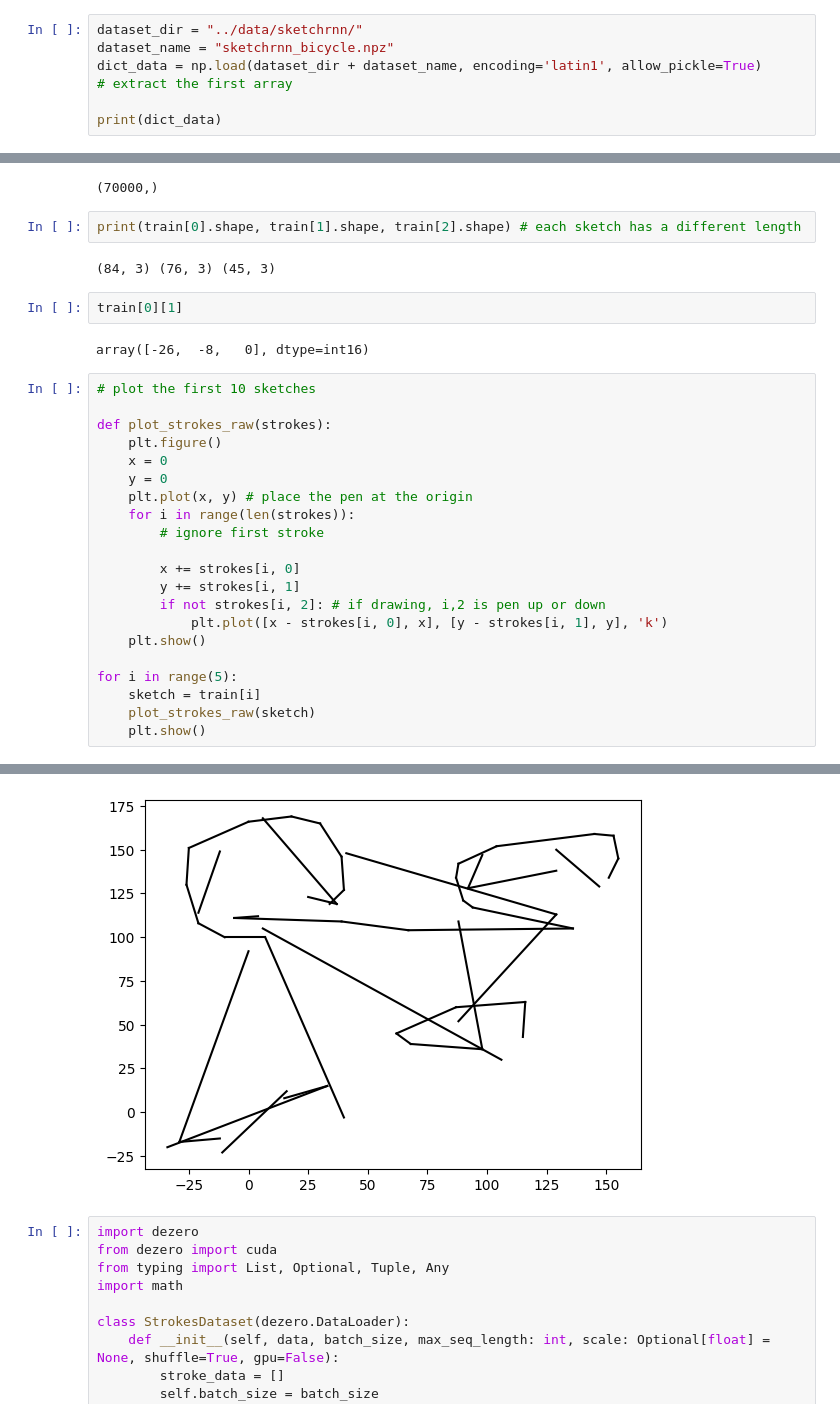
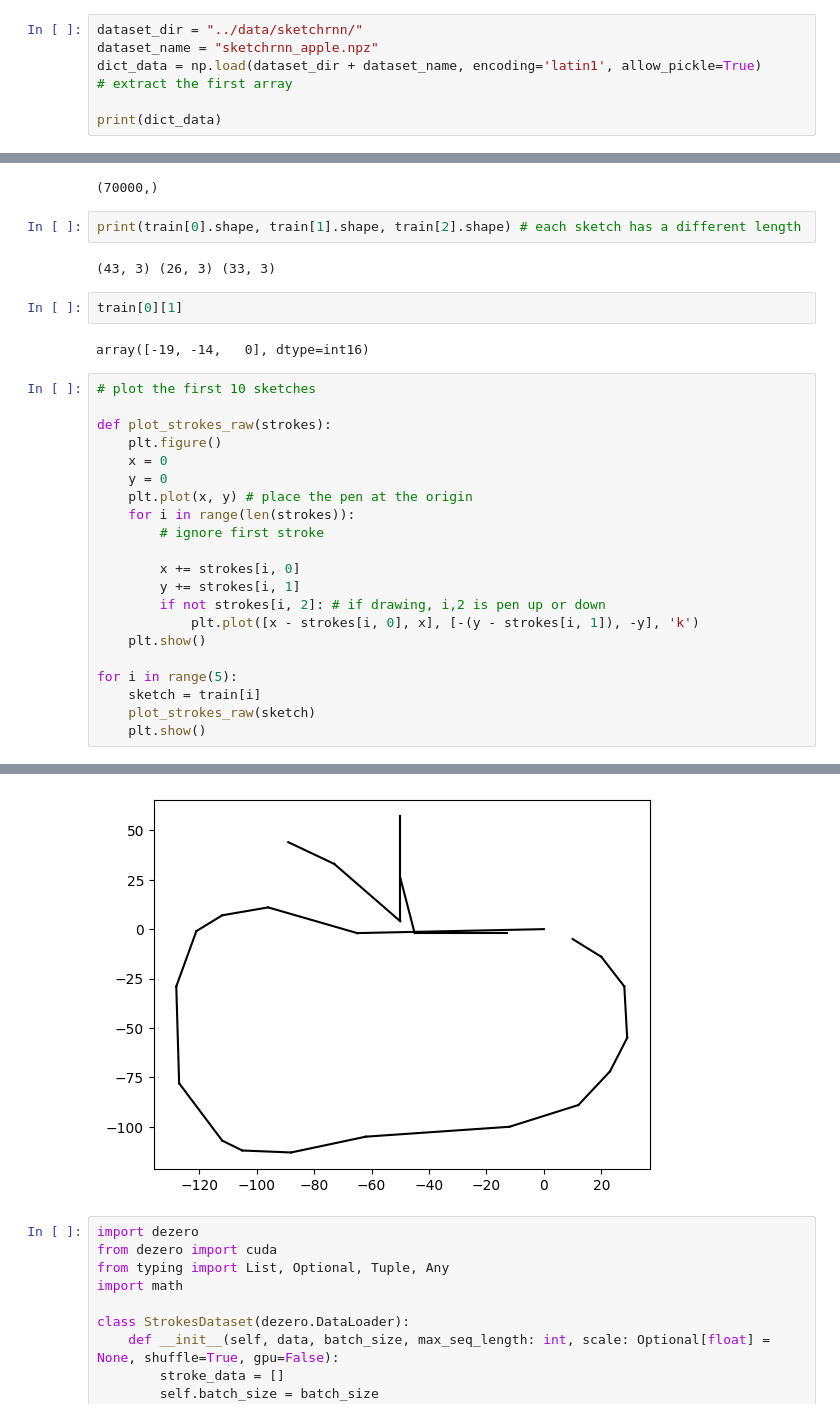
Before and after one commit to hunkim98/pixel-art-ai, a Jupyter notebook: sketchrnn/test.ipynb, the cells around one changed output, grey strips where cells are left out. Saved outputs shown, nothing was run; the diff lists cells and outputs as text.

Commit message:
Update plot and scale issue

```diff
--- a/sketchrnn/test.ipynb
+++ b/sketchrnn/test.ipynb
@@ -122,6 +122,6 @@ test_lstm(test_data)
 # %%
 dataset_dir = "../data/sketchrnn/"
-dataset_name = "sketchrnn_bicycle.npz"
+dataset_name = "sketchrnn_apple.npz"
 dict_data = np.load(dataset_dir + dataset_name, encoding='latin1', allow_pickle=True)
 # extract the first array
 
@@ -139,11 +139,11 @@ print(train.shape) # we have 70000 sketches
 # %%
 print(train[0].shape, train[1].shape, train[2].shape) # each sketch has a different length
 # %% [output]
-(84, 3) (76, 3) (45, 3)
+(43, 3) (26, 3) (33, 3)
 # %%
 train[0][1]
 # %% [output]
-array([-26,  -8,   0], dtype=int16)
+array([-19, -14,   0], dtype=int16)
 # %%
 # plot the first 10 sketches
 
@@ -158,7 +158,7 @@ def plot_strokes_raw(strokes):
         x += strokes[i, 0]
         y += strokes[i, 1]
         if not strokes[i, 2]: # if drawing, i,2 is pen up or down
-            plt.plot([x - strokes[i, 0], x], [y - strokes[i, 1], y], 'k')
+            plt.plot([x - strokes[i, 0], x], [-(y - strokes[i, 1]), -y], 'k')
     plt.show()
 
 for i in range(5):
@@ -173,4 +173,4 @@ for i in range(5):
-[figure, old version]
+[figure, new version]
 # %%
 import dezero
 from dezero import cuda
```
Also changed, not shown: parts of 9 cells of this notebook, 43 other files.
